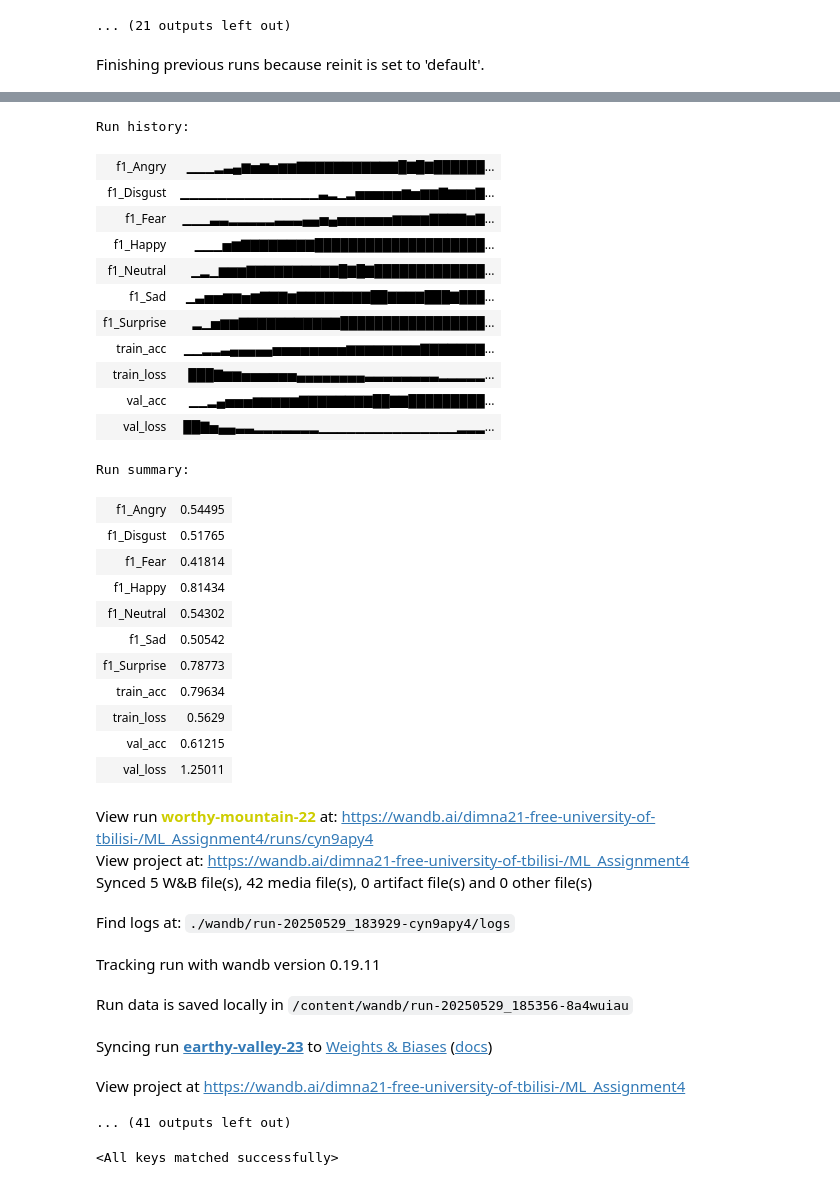
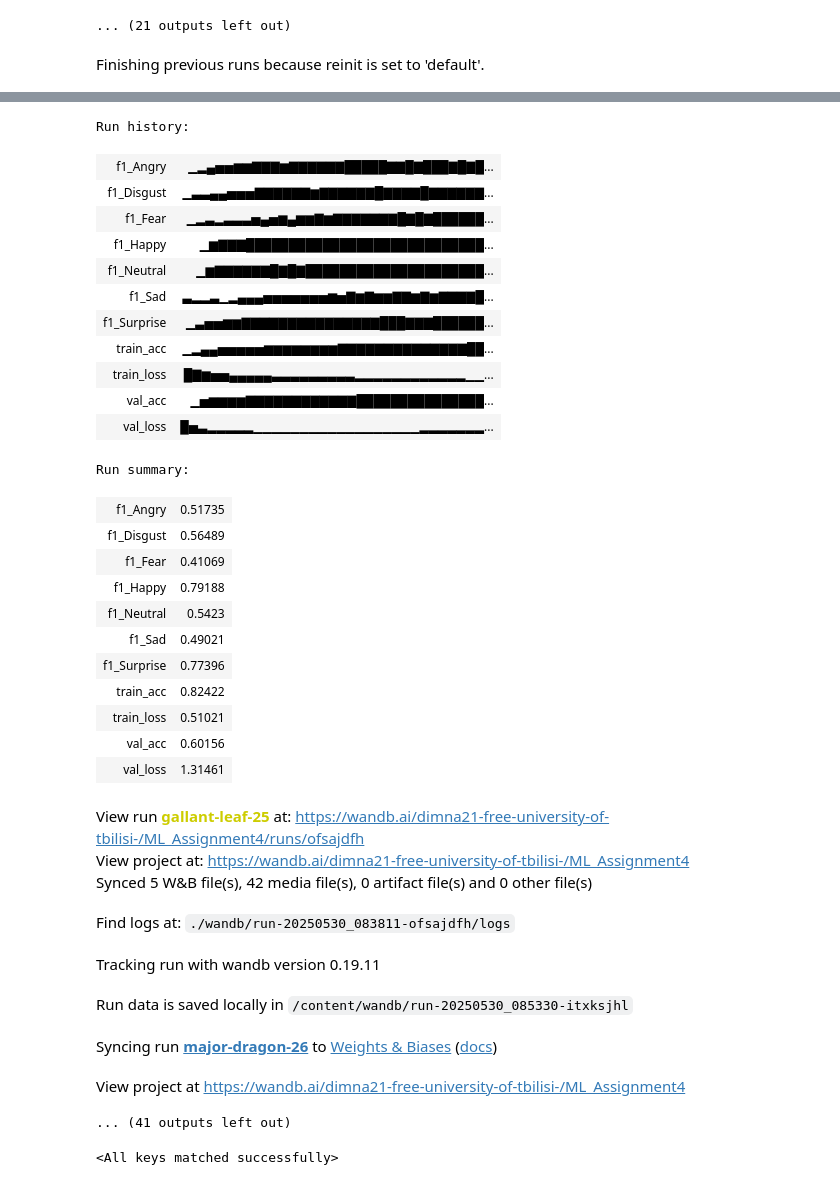
Before and after one commit to dimna21/ML_Assignment4, a Jupyter notebook: FER2013.ipynb, the cells around one changed output, grey strips where cells are left out. Drawn from its saved outputs; the diff is of its cells as text; code cells hidden in the pictures.

```diff
--- a/FER2013.ipynb
+++ b/FER2013.ipynb
@@ -533,53 +556,53 @@ class GigaModel(nn.Module):
 #training pt1: https://wandb.ai/dimna21-free-university-of-tbilisi-/ML_Assignment4/runs/8a4wuiau?nw=nwuserdimna21
 #training pt2: https://wandb.ai/dimna21-free-university-of-tbilisi-/ML_Assignment4/runs/127aogq7
 # %%
-improved_model = GigaModel().to(device)
+improved_model = ImprovedModel().to(device)
 criterion = nn.CrossEntropyLoss()
 optimizer = torch.optim.Adam(improved_model.parameters(), lr=1e-3)
 trained = train_model(
     improved_model,
     train_dl,
     val_dl,
     criterion,
     optimizer,
     device,
     epochs=40,
     class_names=class_names
 )
 # %% [output]
 Finishing previous runs because reinit is set to 'default'.
 [interactive output not drawn]
 Run history:
-| f1_Angry | ▁▁▁▂▃▄▆▅▆▅▆▆▇▇▇▇▇▇▇▇▇▇▇█▇█▇██████... |
-| f1_Disgust | ▁▁▁▁▁▁▁▁▁▁▁▁▁▁▁▃▂▁▂▅▅▅▅▅▆▅▆▆▇▆▆▆▇... |
-| f1_Fear | ▁▁▁▃▃▂▂▂▂▂▃▃▃▄▄▅▄▅▅▅▅▅▅▆▆▆▆▇▇▇▇▆▇... |
-| f1_Happy | ▁▁▁▅▆▇▇▇▇▇▇▇▇████████████████████... |
-| f1_Neutral | ▁▂▁▆▆▆▇▇▇▇▇▇▇▇▇▇█▇█▇█████████████... |
-| f1_Sad | ▁▃▅▅▆▆▅▆▇▇▇▆▇▇▇▇▇▇▇▇██▇▇▇▇███▇███... |
-| f1_Surprise | ▂▁▅▆▆▇▇▇▇▇▇▇▇▇▇▇█████████████████... |
-| train_acc | ▁▁▂▂▃▄▄▄▄▄▅▅▅▅▅▅▅▅▆▆▆▆▆▆▆▆▇▇▇▇▇▇▇... |
-| train_loss | ███▇▆▆▅▅▅▅▅▅▄▄▄▄▄▄▄▄▃▃▃▃▃▃▃▃▂▂▂▂▂... |
-| val_acc | ▁▁▂▄▅▅▅▆▆▆▆▆▇▇▇▇▇▇▇▇██▇▇█████████... |
-| val_loss | ██▇▅▄▄▃▃▂▂▂▂▂▂▂▁▁▁▁▁▁▁▁▁▁▁▁▁▁▁▂▂▂... |
+| f1_Angry | ▁▂▄▅▅▆▆▇▇▇▆▇▇▇▇▇▇█████▇▇█▇███▇█▇█... |
+| f1_Disgust | ▁▃▃▄▄▅▅▅▇▇▇▇▇▇▆▇▇▇▇▇▇█▇▇▇▇█▇▇▇▇▇▇... |
+| f1_Fear | ▁▂▃▂▃▃▃▅▄▅▆▄▆▆▇▆▇▇▇▇▇▇▇█▇█▇██████... |
+| f1_Happy | ▁▆▇▇▇████████████████████████████... |
+| f1_Neutral | ▁▆▇▇▇▇▇▇█▇█▇█████████████████████... |
+| f1_Sad | ▃▂▂▃▁▂▄▄▄▅▅▅▅▅▅▅▆▅▇▆▇▆▆▇▇▆▇▆▇▇▇▇█... |
+| f1_Surprise | ▁▃▅▅▆▆▇▇▇▇▇▇▇▇▇▇▇▇▇▇▇███▇▇▇██████... |
+| train_acc | ▁▂▄▄▅▅▅▅▅▆▆▆▆▆▆▆▆▇▇▇▇▇▇▇▇▇▇▇▇▇▇██... |
+| train_loss | █▇▆▅▅▄▄▄▄▄▃▃▃▃▃▃▃▃▃▂▂▂▂▂▂▂▂▂▂▂▂▁▁... |
+| val_acc | ▁▅▆▆▆▆▇▇▇▇▇▇▇▇▇▇▇▇███████████████... |
+| val_loss | █▅▃▂▂▂▂▂▁▁▁▁▁▁▁▁▁▁▁▁▁▁▁▁▁▁▂▂▂▂▂▂▂... |
 Run summary:
-| f1_Angry | 0.54495 |
-| f1_Disgust | 0.51765 |
-| f1_Fear | 0.41814 |
-| f1_Happy | 0.81434 |
-| f1_Neutral | 0.54302 |
-| f1_Sad | 0.50542 |
-| f1_Surprise | 0.78773 |
-| train_acc | 0.79634 |
-| train_loss | 0.5629 |
-| val_acc | 0.61215 |
-| val_loss | 1.25011 |
+| f1_Angry | 0.51735 |
+| f1_Disgust | 0.56489 |
+| f1_Fear | 0.41069 |
+| f1_Happy | 0.79188 |
+| f1_Neutral | 0.5423 |
+| f1_Sad | 0.49021 |
+| f1_Surprise | 0.77396 |
+| train_acc | 0.82422 |
+| train_loss | 0.51021 |
+| val_acc | 0.60156 |
+| val_loss | 1.31461 |
-View run worthy-mountain-22 at: https://wandb.ai/dimna21-free-university-of-tbilisi-/ML_Assignment4/runs/cyn9apy4
+View run gallant-leaf-25 at: https://wandb.ai/dimna21-free-university-of-tbilisi-/ML_Assignment4/runs/ofsajdfh
 View project at: https://wandb.ai/dimna21-free-university-of-tbilisi-/ML_Assignment4
 Synced 5 W&B file(s), 42 media file(s), 0 artifact file(s) and 0 other file(s)
-Find logs at: ./wandb/run-20250529_183929-cyn9apy4/logs
+Find logs at: ./wandb/run-20250530_083811-ofsajdfh/logs
 Tracking run with wandb version 0.19.11
-Run data is saved locally in /content/wandb/run-20250529_185356-8a4wuiau
+Run data is saved locally in /content/wandb/run-20250530_085330-itxksjhl
-Syncing run earthy-valley-23 to Weights & Biases (docs)
+Syncing run major-dragon-26 to Weights & Biases (docs)
 View project at https://wandb.ai/dimna21-free-university-of-tbilisi-/ML_Assignment4
 ... (41 outputs left out)
 # %%
```
Also changed, not shown: parts of 1 cell of this notebook.
